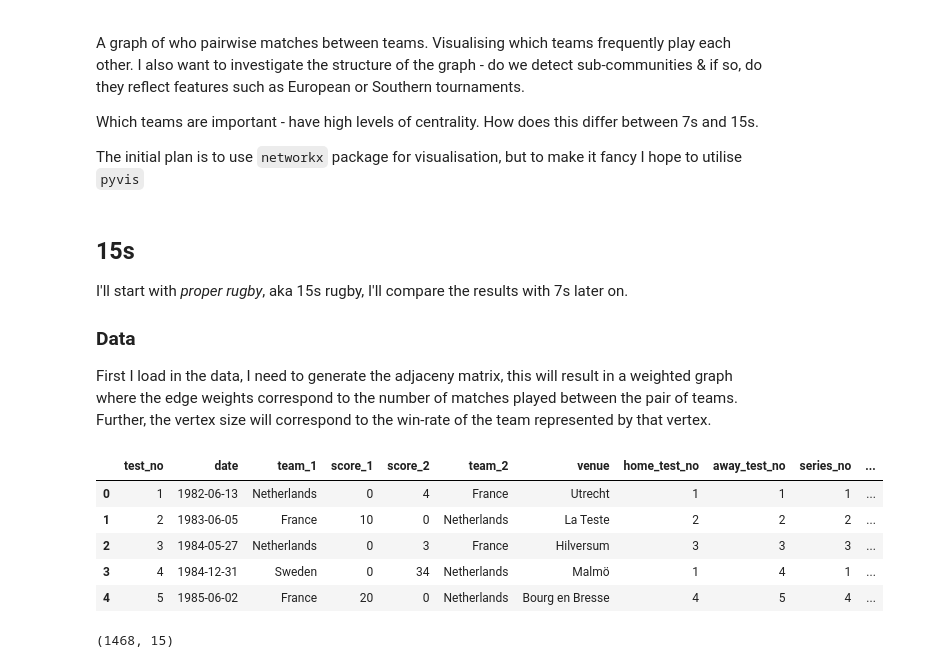
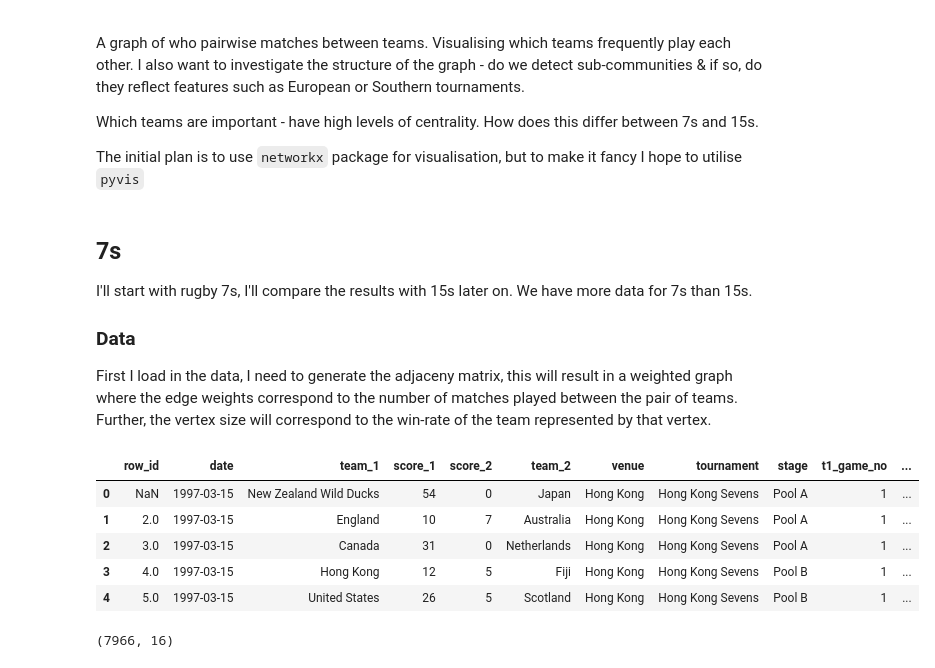
Before and after one commit to jtsiddons/TidyTuesday, a Jupyter notebook: 2022-05-24/graph.ipynb, the cells around one changed output. Cells and saved outputs as stored; diff of their text form; code cells hidden in the pictures.

```diff
--- a/2022-05-24/graph.ipynb
+++ b/2022-05-24/graph.ipynb
@@ -14,22 +16,22 @@ import matplotlib.pyplot as plt
 # %% [markdown]
-## 15s
+## 7s
 
-I'll start with *proper rugby*, aka 15s rugby, I'll compare the results with 7s later on.
+I'll start with rugby 7s, I'll compare the results with 15s later on. We have more data for 7s than 15s.
 
 ### Data
 
 First I load in the data, I need to generate the adjaceny matrix, this will result in a weighted graph where the edge weights correspond to the number of matches played between the pair of teams. Further, the vertex size will correspond to the win-rate of the team represented by that vertex.
 # %%
-df15s = pd.read_csv("./data/fifteens.csv")
-df15s.head(5)
+df7s = pd.read_csv("./data/sevens.csv")
+df7s.head(5)
 # %% [output]
-|  | test_no | date | team_1 | score_1 | score_2 | team_2 | venue | home_test_no | away_test_no | series_no | ... |
-| 0 | 1 | 1982-06-13 | Netherlands | 0 | 4 | France | Utrecht | 1 | 1 | 1 | ... |
-| 1 | 2 | 1983-06-05 | France | 10 | 0 | Netherlands | La Teste | 2 | 2 | 2 | ... |
-| 2 | 3 | 1984-05-27 | Netherlands | 0 | 3 | France | Hilversum | 3 | 3 | 3 | ... |
-| 3 | 4 | 1984-12-31 | Sweden | 0 | 34 | Netherlands | Malmö | 1 | 4 | 1 | ... |
-| 4 | 5 | 1985-06-02 | France | 20 | 0 | Netherlands | Bourg en Bresse | 4 | 5 | 4 | ... |
+|  | row_id | date | team_1 | score_1 | score_2 | team_2 | venue | tournament | stage | t1_game_no | ... |
+| 0 | NaN | 1997-03-15 | New Zealand Wild Ducks | 54 | 0 | Japan | Hong Kong | Hong Kong Sevens | Pool A | 1 | ... |
+| 1 | 2.0 | 1997-03-15 | England | 10 | 7 | Australia | Hong Kong | Hong Kong Sevens | Pool A | 1 | ... |
+| 2 | 3.0 | 1997-03-15 | Canada | 31 | 0 | Netherlands | Hong Kong | Hong Kong Sevens | Pool A | 1 | ... |
+| 3 | 4.0 | 1997-03-15 | Hong Kong | 12 | 5 | Fiji | Hong Kong | Hong Kong Sevens | Pool B | 1 | ... |
+| 4 | 5.0 | 1997-03-15 | United States | 26 | 5 | Scotland | Hong Kong | Hong Kong Sevens | Pool B | 1 | ... |
 # %%
-df15s.shape
+df7s.shape
 # %% [output]
-(1468, 15)
+(7966, 16)
```
Also changed, not shown: parts of 12 cells of this notebook.
